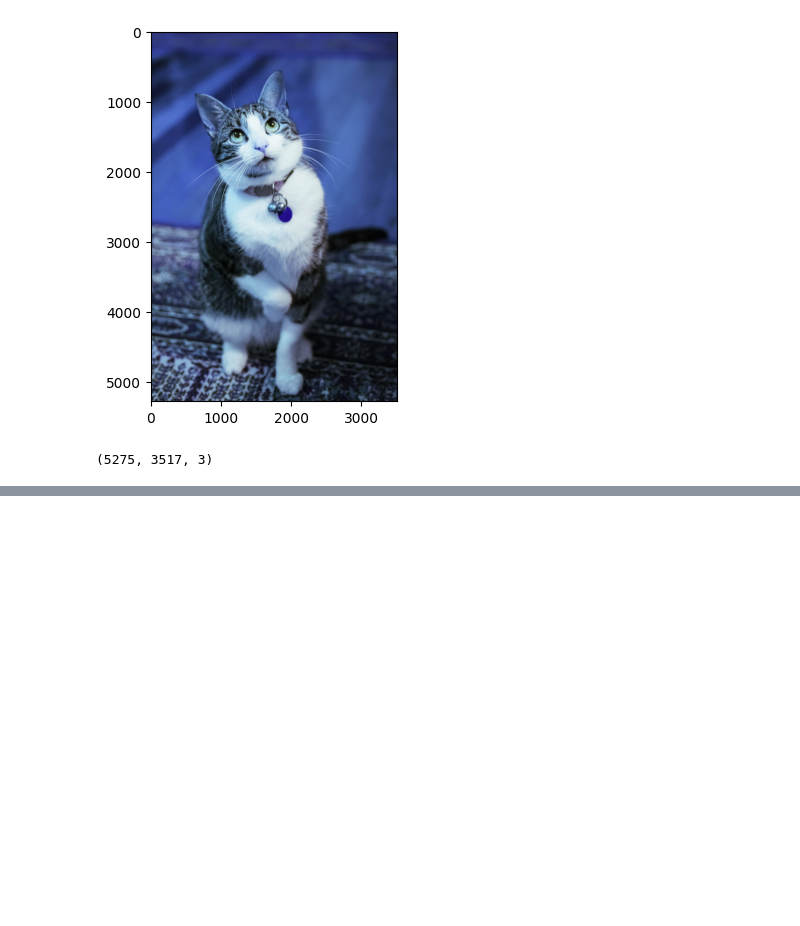
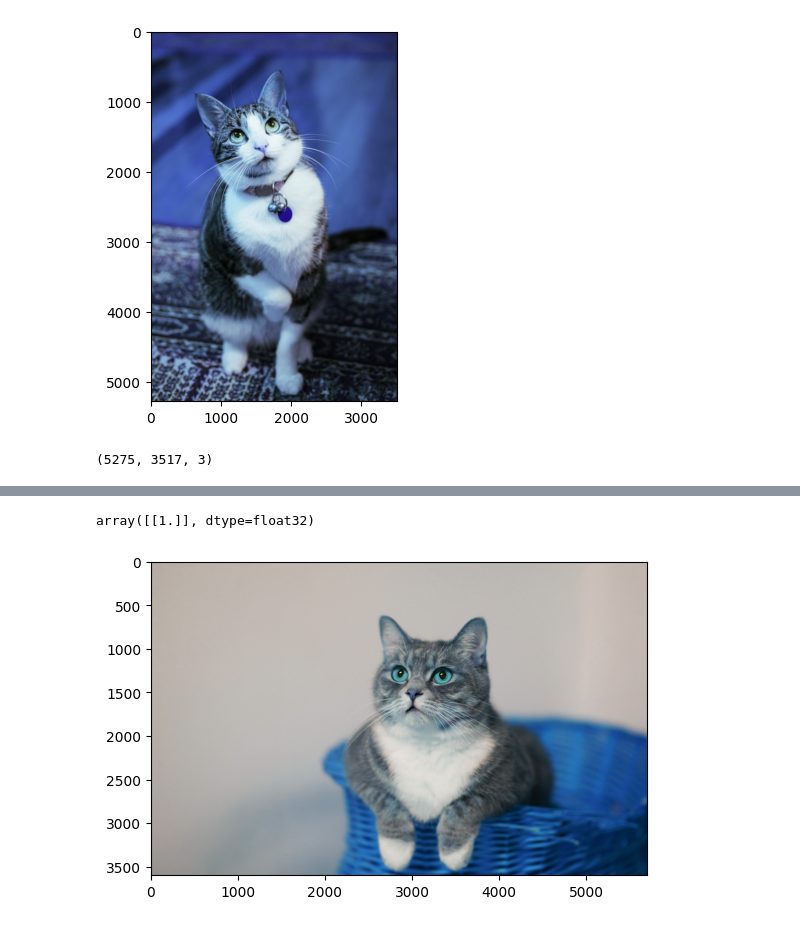
Before and after one commit to DataDrivenAkanksha/Deep_learning_catvsdogs, a Jupyter notebook: catsvsdogs.ipynb, the cells around one changed output, grey strips where cells are left out. Cells and saved outputs as stored; diff of their text form; code cells hidden in the pictures; blank space fills up the shorter version.

```diff
--- a/catsvsdogs.ipynb
+++ b/catsvsdogs.ipynb
@@ -171,0 +192,8 @@ array([[1.]], dtype=float32)
+# %%
+test_img3 = cv2.imread('/content/cat2.jpg')
+plt.imshow(test_img3)
+test_img3.shape
+test_img3=cv2.resize(test_img3,(256,256))
+test_input3=test_img3.reshape((1,256,256,3))
+model.predict(test_input3)
+# %% [output]
@@ -171,0 +201,2 @@ array([[1.]], dtype=float32)
+array([[1.]], dtype=float32)
+[figure, added]
```
Also changed, not shown: parts of 11 cells of this notebook.
